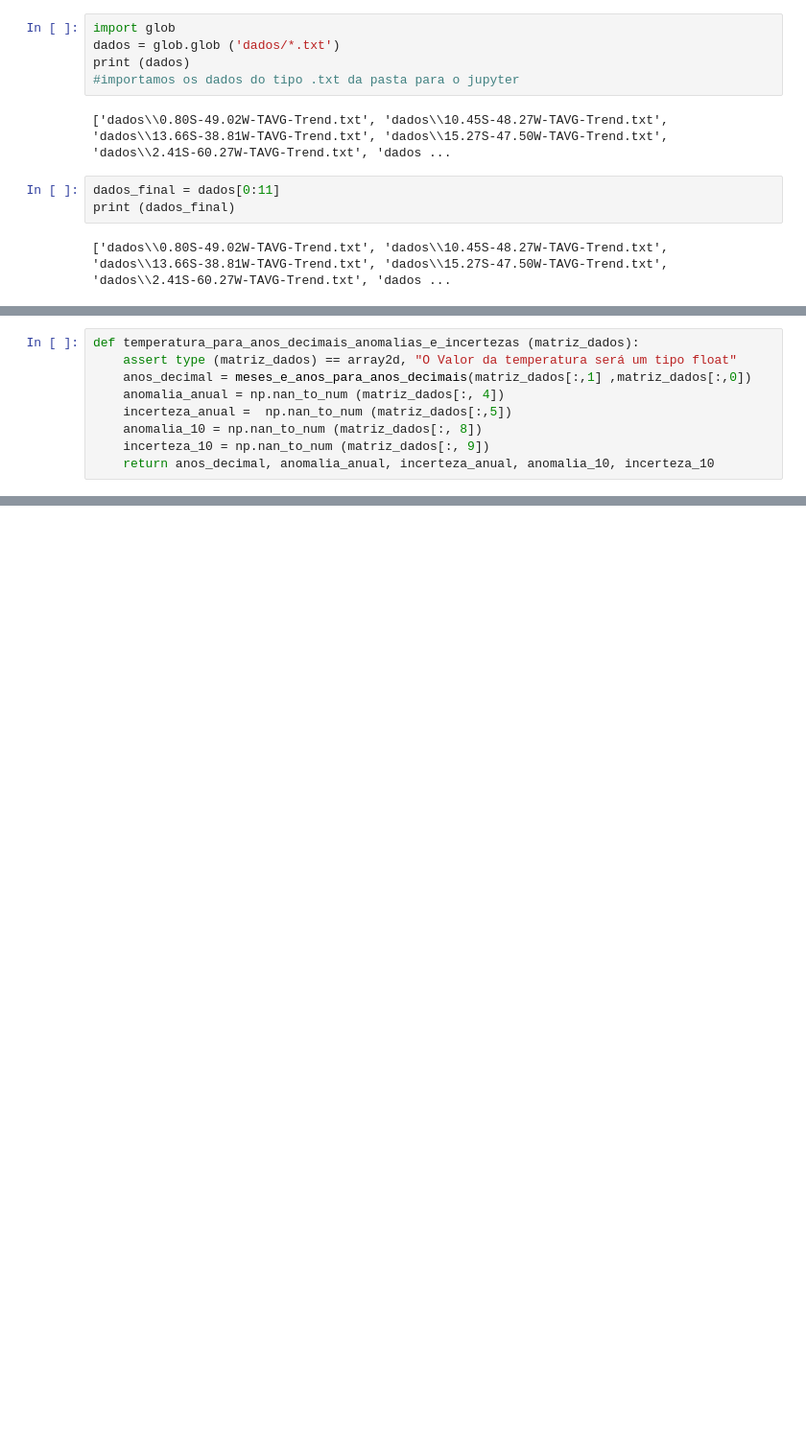
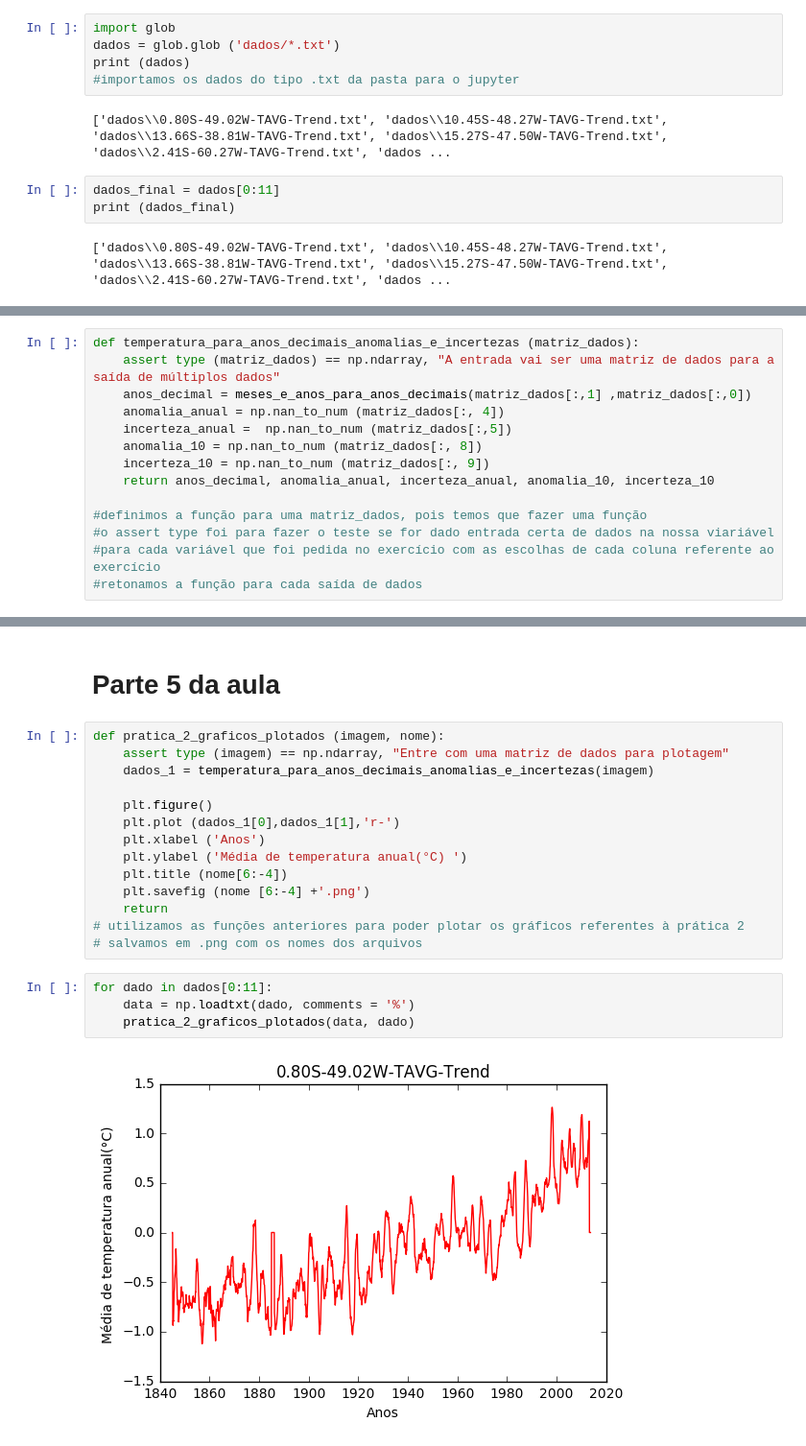
Before and after one commit to mat-esp-2016/python-3-python-3-luis-victor-e-felipe, a Jupyter notebook: Python 3.ipynb, the cells around one changed output, grey strips where cells are left out. Shown at 96% size. Cells and saved outputs as stored; diff of their text form; blank space fills up the shorter version.

Commit message:
Adicionamos o arquivo python 3 final

```diff
--- a/Python 3.ipynb
+++ b/Python 3.ipynb
@@ -45,9 +44,14 @@ TypeError: Can't convert 'float' object to str implicitly
 # %%
 def temperatura_para_anos_decimais_anomalias_e_incertezas (matriz_dados):
-    assert type (matriz_dados) == array2d, "O Valor da temperatura será um tipo float"
+    assert type (matriz_dados) == np.ndarray, "A entrada vai ser uma matriz de dados para a saída de múltiplos dados"
     anos_decimal = meses_e_anos_para_anos_decimais(matriz_dados[:,1] ,matriz_dados[:,0])
     anomalia_anual = np.nan_to_num (matriz_dados[:, 4])
     incerteza_anual =  np.nan_to_num (matriz_dados[:,5])
     anomalia_10 = np.nan_to_num (matriz_dados[:, 8])
     incerteza_10 = np.nan_to_num (matriz_dados[:, 9])
     return anos_decimal, anomalia_anual, incerteza_anual, anomalia_10, incerteza_10
+
+#definimos a função para uma matriz_dados, pois temos que fazer uma função
+#o assert type foi para fazer o teste se for dado entrada certa de dados na nossa viariável
+#para cada variável que foi pedida no exercício com as escolhas de cada coluna referente ao exercício
+#retonamos a função para cada saída de dados
@@ -66,0 +105,22 @@ AssertionError:
+# %% [markdown]
+# Parte 5 da aula
+# %%
+def pratica_2_graficos_plotados (imagem, nome):
+    assert type (imagem) == np.ndarray, "Entre com uma matriz de dados para plotagem"
+    dados_1 = temperatura_para_anos_decimais_anomalias_e_incertezas(imagem)
+
+    plt.figure()
+    plt.plot (dados_1[0],dados_1[1],'r-')
+    plt.xlabel ('Anos')
+    plt.ylabel ('Média de temperatura anual(°C) ')
+    plt.title (nome[6:-4])
+    plt.savefig (nome [6:-4] +'.png')
+    return
+# utilizamos as funções anteriores para poder plotar os gráficos referentes à prática 2
+# salvamos em .png com os nomes dos arquivos
+# %%
+for dado in dados[0:11]:
+    data = np.loadtxt(dado, comments = '%')
+    pratica_2_graficos_plotados(data, dado)
+# %% [output]
+[figure, added]
```
Also changed, not shown: parts of 14 cells of this notebook.
